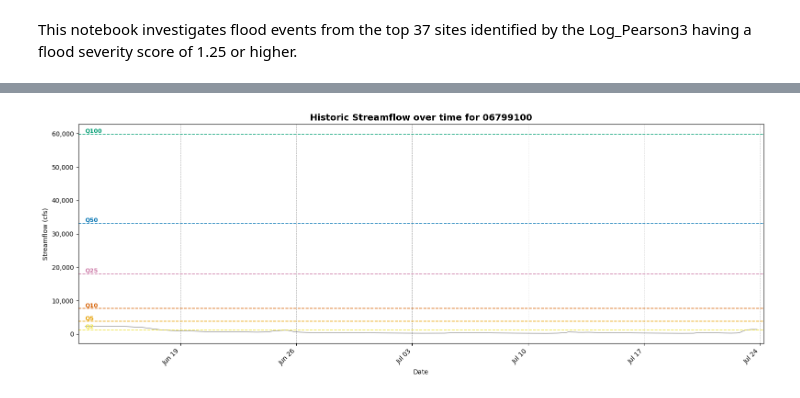
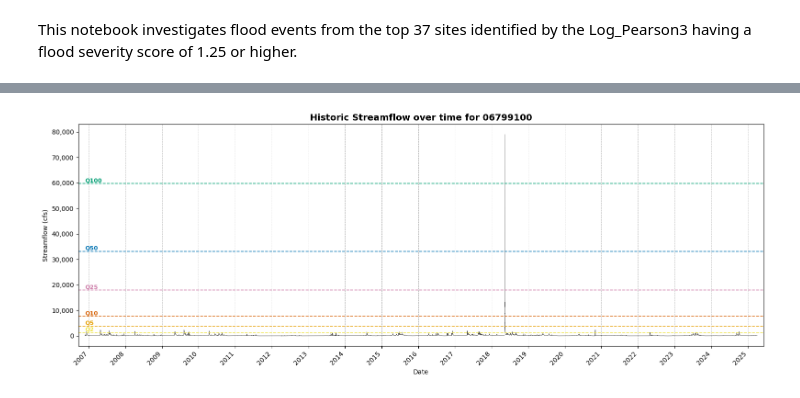
Before and after one commit to connorjsmith28/Flood-Forecasting, a Jupyter notebook: notebooks/data_exploration/flood_research.ipynb, the cells around one changed output, grey strips where cells are left out. Saved outputs shown, nothing was run; the diff lists cells and outputs as text; code cells hidden in the pictures.

```diff
--- a/notebooks/data_exploration/flood_research.ipynb
+++ b/notebooks/data_exploration/flood_research.ipynb
@@ -151,13 +152,15 @@ import matplotlib.pyplot as plt
 import matplotlib.ticker as mticker
 import matplotlib.dates as mdates
 
-site_id = "06799100"
+site_id = "06911000"
 thresholds = quantile_thresholds[site_id]
 
 # Pull full streamflow record for this site
 site_df = (
     sf15_lazy
     .filter(pl.col("site_id") == site_id)
+    .filter(pl.col("streamflow_cfs") != -999999)
+    .filter(pl.col("streamflow_cfs").is_not_null())
     .select(["datetime", "streamflow_cfs"])
     .sort("datetime")
     .collect()
@@ -225,10 +350,16 @@ def plot_streamflow(site_id: str, start_dt: datetime, end_dt: datetime):
         sf15_lazy
         .filter(pl.col("site_id") == site_id)
         .filter(pl.col("datetime").is_between(start_dt, end_dt))
+        .filter(pl.col("streamflow_cfs") != -999999)
+        .filter(pl.col("streamflow_cfs").is_not_null())
         .select(["datetime", "streamflow_cfs"])
         .sort("datetime")
         .collect()
     )
+
+    # print(site_df.head(10))
+    # Save the results to a csv file to the hard drive.
+    site_df.write_csv(rf"C:\Users\mroth\OneDrive\Documents\Rice\COMP 549 DSCI 535 901 Capstone\Project\{site_id}.csv")
 
     if site_df.is_empty():
         print(f"No data found for site {site_id} between {start_dt} and {end_dt}")
@@ -292,10 +423,10 @@ def plot_streamflow(site_id: str, start_dt: datetime, end_dt: datetime):
 # %%
 from datetime import datetime
 
 # Plot example streamflow for site_id from a date range
-start_dt = datetime.fromisoformat("2010-06-13T05:45:00.000000")
-end_dt   = datetime.fromisoformat("2010-07-23T20:00:00.000000")
+start_dt = datetime.fromisoformat("2007-10-01T05:45:00.000000")
+end_dt   = datetime.fromisoformat("2026-02-01T20:00:00.000000")
 
 plot_streamflow("06799100", start_dt, end_dt)
 # %% [output]
-[figure, old version]
+[figure, new version]
```
Also changed, not shown: parts of 7 cells of this notebook, 4 other files.
